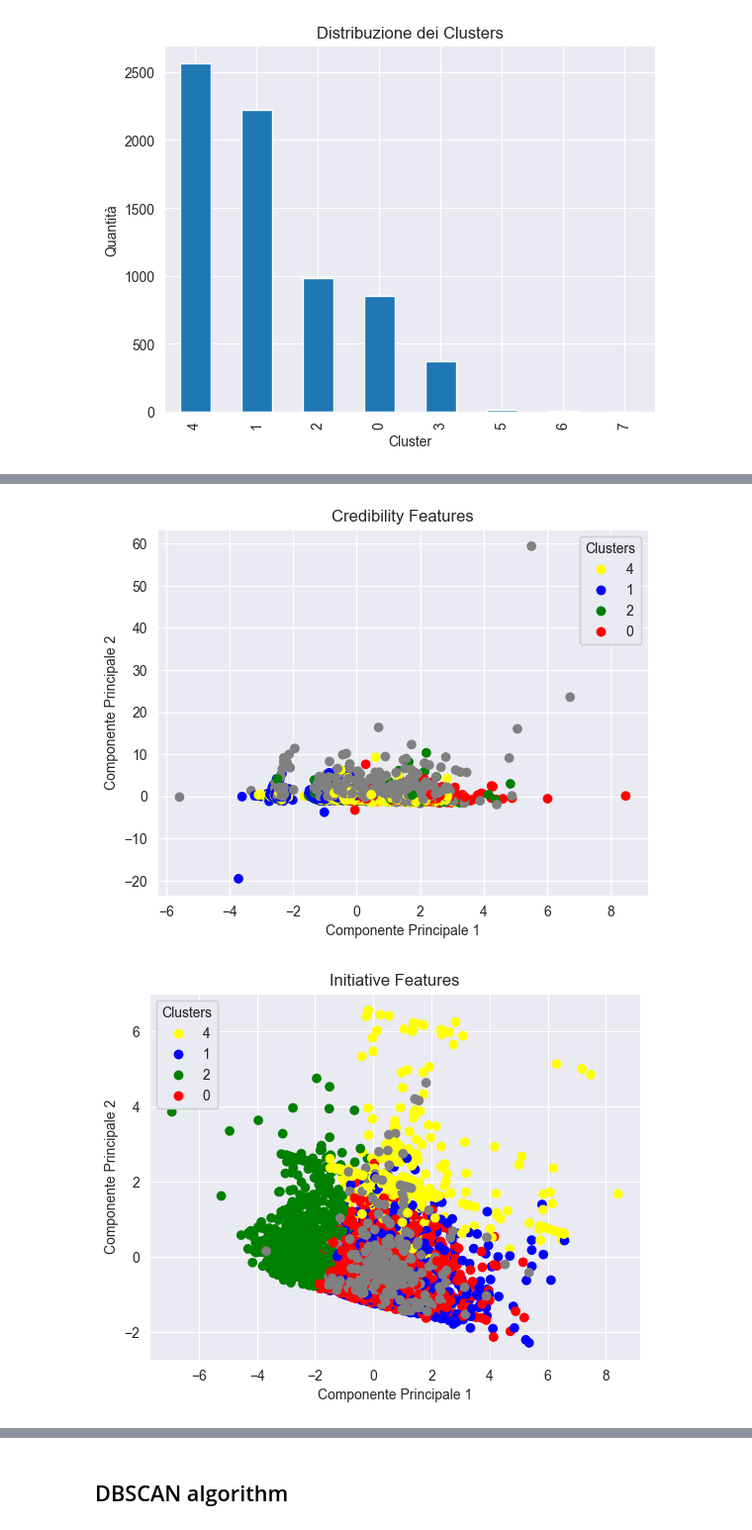
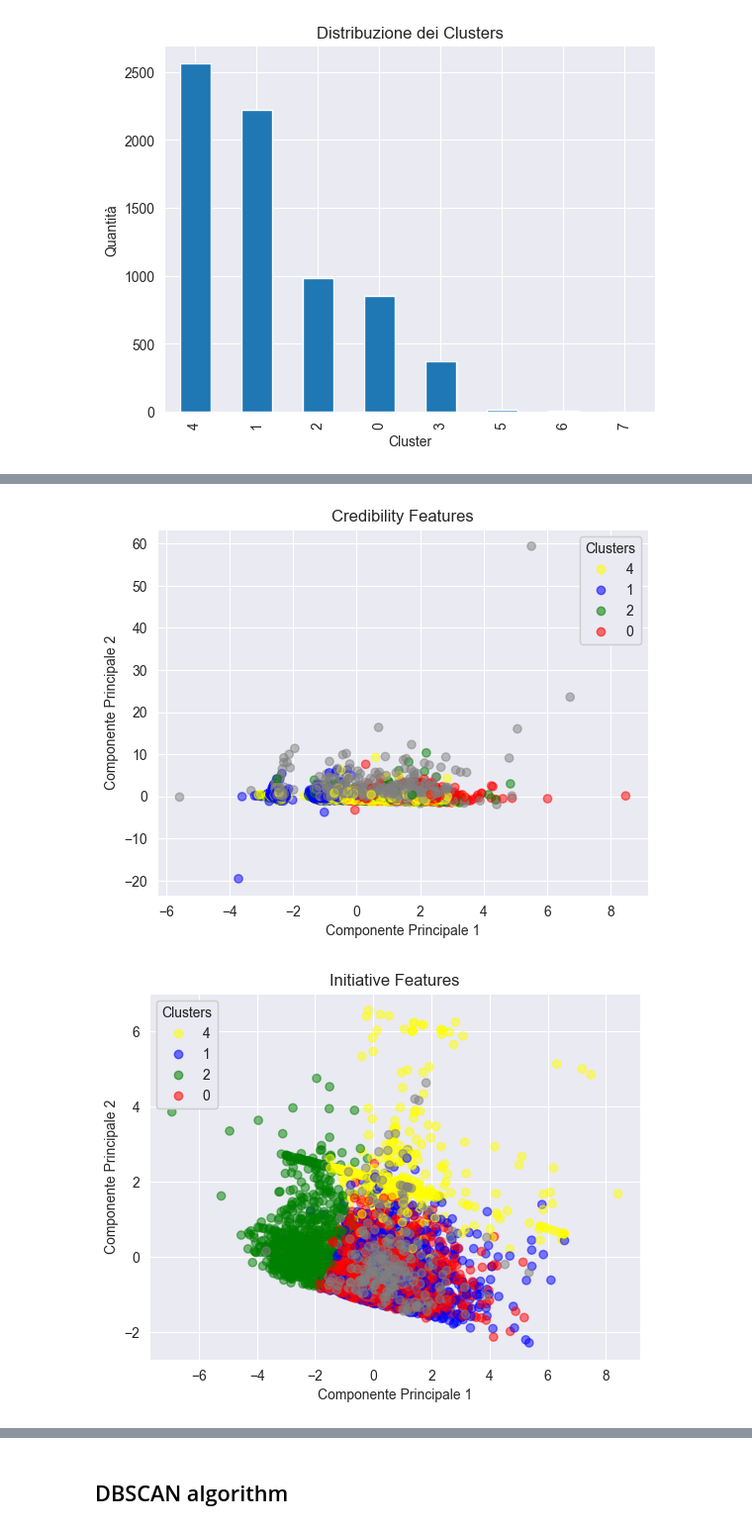
Before and after one commit to davisf20/characterization-of-user-misbehavior-in-online-social-media, a Jupyter notebook: notebooks/clusteringAnalysis.ipynb, the cells around one changed output, grey strips where cells are left out. Shown at 99% size. Cells and saved outputs as stored; diff of their text form; code cells hidden in the pictures.

```diff
--- a/notebooks/clusteringAnalysis.ipynb
+++ b/notebooks/clusteringAnalysis.ipynb
@@ -188,7 +188,7 @@ def plot_2D_PCA(data, labels, title):
     colors = ['grey', 'yellow', 'blue', 'green', 'red']  # Aggiungi altri colori se necessario
     cmap = ListedColormap(colors)
 
-    scatter = plt.scatter(data[:, 0], data[:, 1], c=grey_labels, cmap=cmap)
+    scatter = plt.scatter(data[:, 0], data[:, 1], c=grey_labels, cmap=cmap, alpha=0.5)
 
     plt.xlabel('Componente Principale 1')
     plt.ylabel('Componente Principale 2')
@@ -220,2 +220,2 @@ for title, features in feature_groups.items():
-[figure, old version]
+[figure, new version]
-[figure, old version]
+[figure, new version]
```
Also changed, not shown: parts of 1 cell of this notebook, 2 other files.
